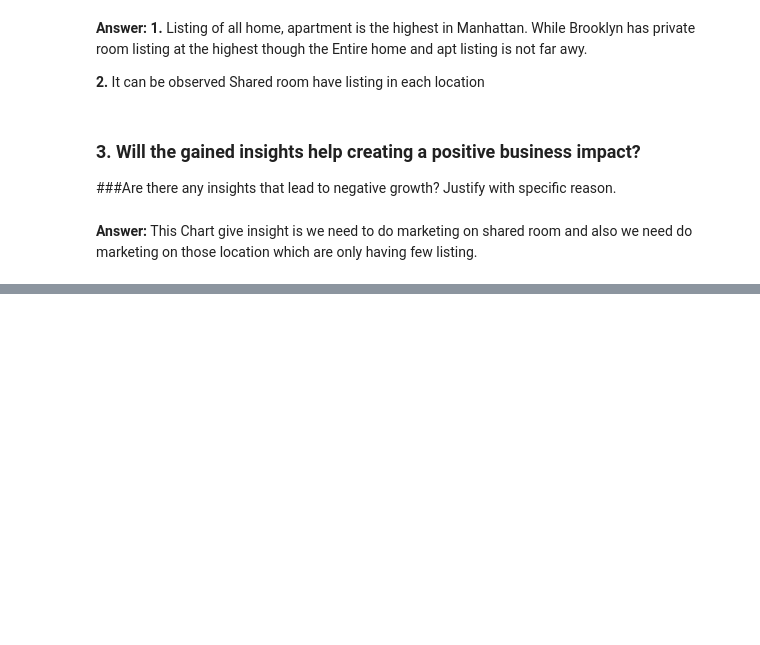
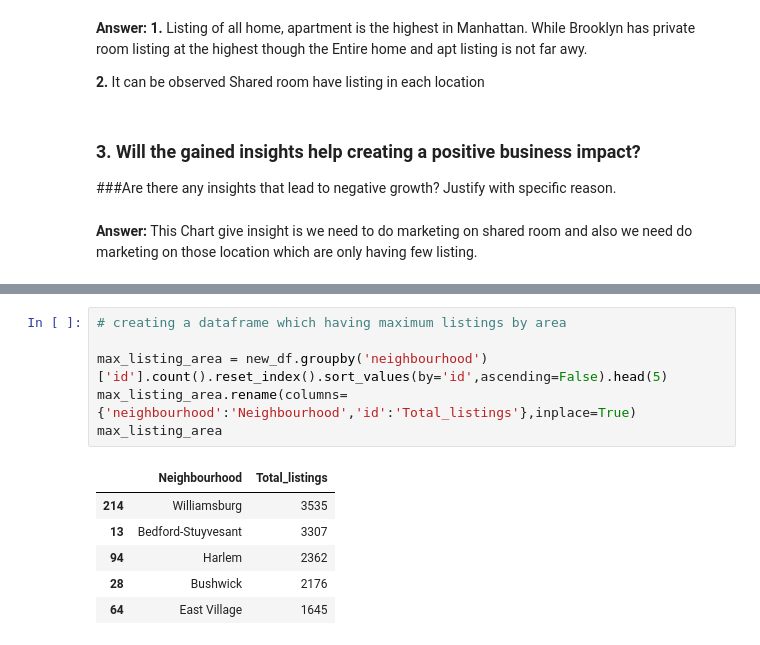
Before and after one commit to David-Kumawat/Capstone_Project-AirBnb_Bookings_Analysis, a Jupyter notebook: Capstone_EDA_Project_AirBnb_Bookings_Analysis.ipynb, the cells around one changed output, grey strips where cells are left out. Saved outputs shown, nothing was run; the diff lists cells and outputs as text; blank space fills up the shorter version.

```diff
--- a/Capstone_EDA_Project_AirBnb_Bookings_Analysis.ipynb
+++ b/Capstone_EDA_Project_AirBnb_Bookings_Analysis.ipynb
@@ -499,0 +512,13 @@ plt.show()
+# %%
+# creating a dataframe which having maximum listings by area
+
+max_listing_area = new_df.groupby('neighbourhood')['id'].count().reset_index().sort_values(by='id',ascending=False).head(5)
+max_listing_area.rename(columns={'neighbourhood':'Neighbourhood','id':'Total_listings'},inplace=True)
+max_listing_area
+# %% [output]
+|  | Neighbourhood | Total_listings |
+| 214 | Williamsburg | 3535 |
+| 13 | Bedford-Stuyvesant | 3307 |
+| 94 | Harlem | 2362 |
+| 28 | Bushwick | 2176 |
+| 64 | East Village | 1645 |
```
Also changed, not shown: parts of 10 cells of this notebook.
